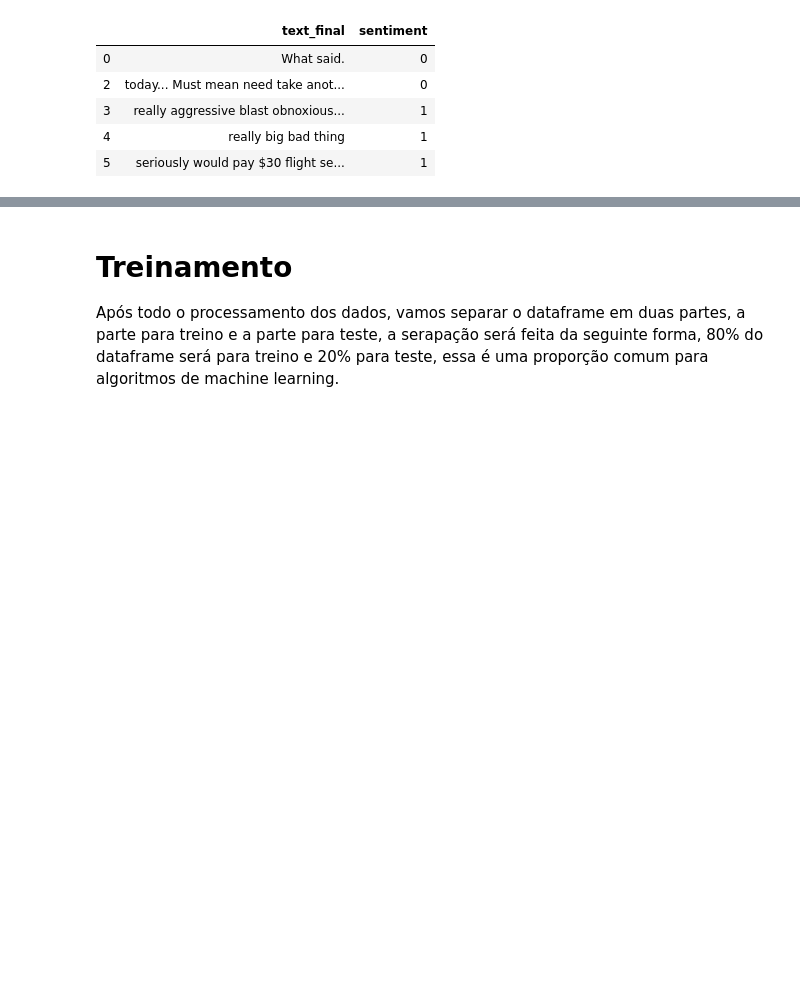
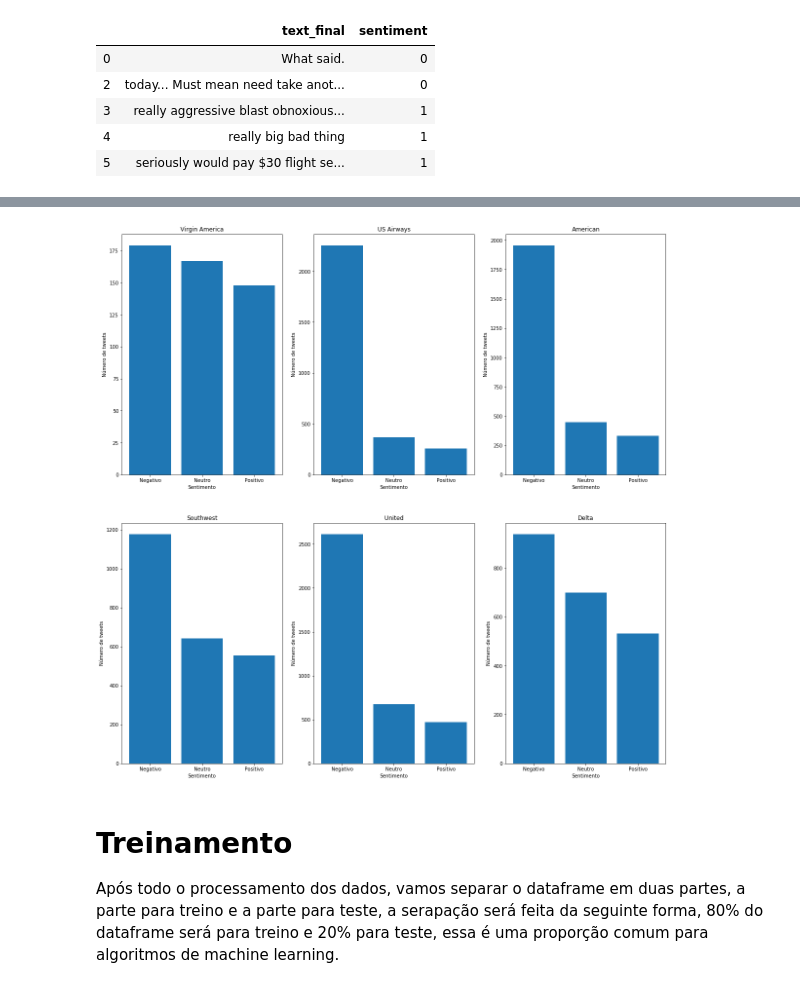
Before and after one commit to maurofloriano/cefet_ml, a Jupyter notebook: sentiment_analysis.ipynb, the cells around one changed output, grey strips where cells are left out. Cells and saved outputs as stored; diff of their text form; code cells hidden in the pictures; blank space fills up the shorter version.

```diff
--- a/sentiment_analysis.ipynb
+++ b/sentiment_analysis.ipynb
@@ -125,3 +140,7 @@ df_work.head()
+# %%
+analysis.sentiment_results(all_df)
+# %% [output]
+[figure, added]
 # %% [markdown]
 # Treinamento
 
```
Also changed, not shown: parts of 37 cells of this notebook, 3 other files.
